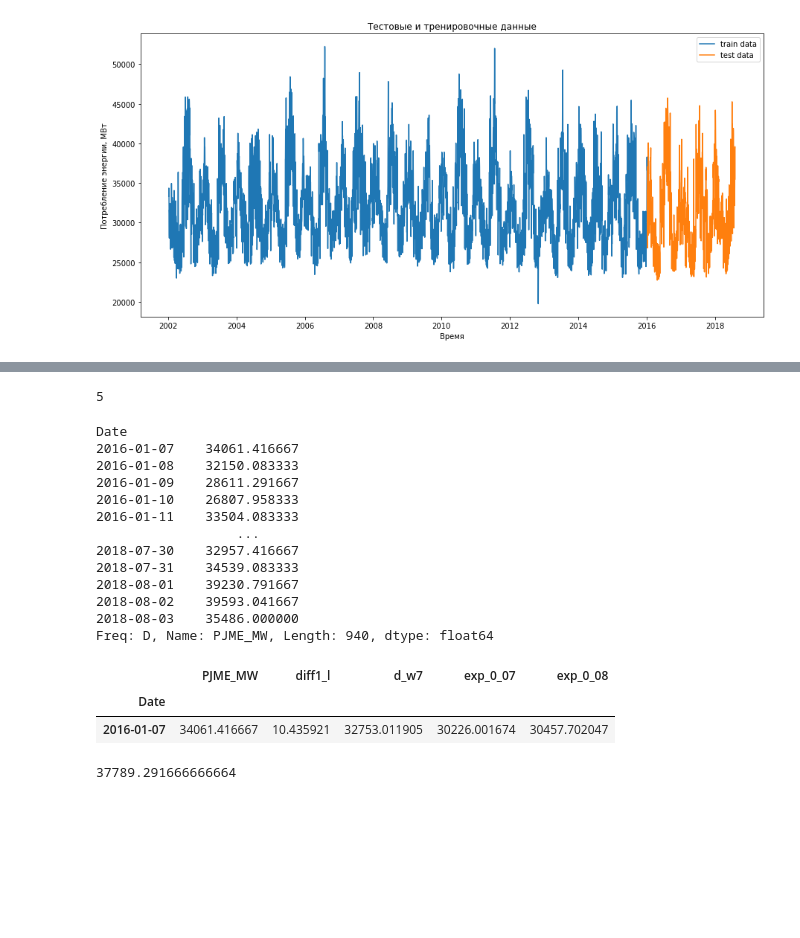
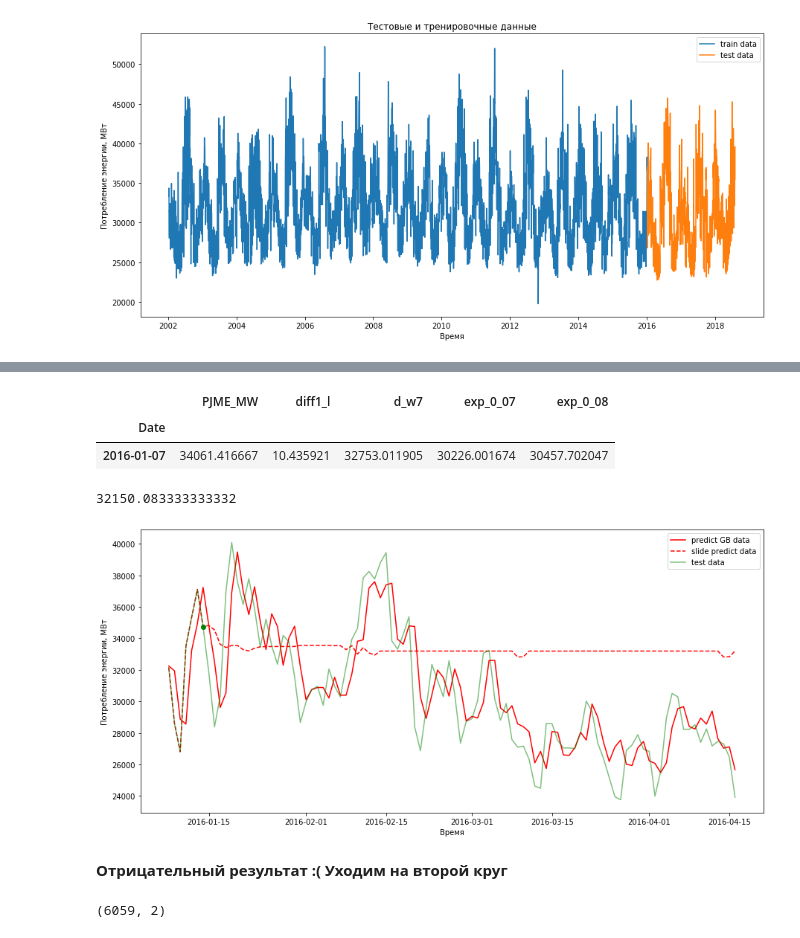
Before and after one commit to VitalyGladyshev/BML, a Jupyter notebook: ДЗ_04_ГладышевВВ.ipynb, the cells around one changed output, grey strips where cells are left out. Drawn from its saved outputs; the diff is of its cells as text; code cells hidden in the pictures; blank space fills up the shorter version.

```diff
--- a/ДЗ_04_ГладышевВВ.ipynb
+++ b/ДЗ_04_ГладышевВВ.ipynb
@@ -306,24 +345,3 @@ X_test_100.iloc[i,0]
-# %%
-X_test_100.shape[1]
-# %% [output]
-5
-# %%
-y_test_100 = y_test.copy()
-y_test_100
-# %% [output]
-Date
-2016-01-07    34061.416667
-2016-01-08    32150.083333
-2016-01-09    28611.291667
-2016-01-10    26807.958333
-2016-01-11    33504.083333
-                  ...
-2018-07-30    32957.416667
-2018-07-31    34539.083333
-2018-08-01    39230.791667
-2018-08-02    39593.041667
-2018-08-03    35486.000000
-Freq: D, Name: PJME_MW, Length: 940, dtype: float64
 # %%
 X_test_100.iloc[[0]]
 # %% [output]
@@ -331,13 +349,11 @@ X_test_100.iloc[[0]]
 | Date |  |  |  |  |  |
 | 2016-01-07 | 34061.416667 | 10.435921 | 32753.011905 | 30226.001674 | 30457.702047 |
 # %%
-X_test_100.iloc[14+1,0]
+X_test_100.iloc[1,0]
 # %% [output]
-37789.291666666664
+32150.083333333332
 # %%
-X_test_100 = X_test.copy()
-y_test_100 = y_test.copy()
-p = 14
+p = 7
 N10 = 100
 for i in range(p,N10+p):
     y_test_100[i] = model_g_best.predict(X_test_100.iloc[[i]])
@@ -357,0 +372,15 @@ for i in range(p,N10+p):
+# %%
+plt.figure( figsize=( 15, 7 ))
+
+plt.xlabel('Время')
+plt.ylabel('Потребление энергии, МВт')
+plt.plot(test.index[1:N10+1],y_test_pred_g[:N10], 'r',label='predict GB data' )
+plt.plot(test.index[1:N10+1],y_test_100[:N10], '--r',label='slide predict data')
+plt.plot(test.index[1:N10+1],y_test[:N10], 'g',label='test data', alpha=0.5)
+plt.plot(test.index[p],y_test[p-1], 'og', alpha=1)
+plt.legend()
+plt.show()
+# %% [output]
+[figure, added]
+# %% [markdown]
+__Отрицательный результат :( Уходим на второй круг__
@@ -357,0 +393,8 @@ for i in range(p,N10+p):
+# %%
+from sklearn.decomposition import PCA
+
+pca = PCA(n_components=2, svd_solver='full')
+Xpca=pca.fit_transform(Xscale[:,1:])
+Xpca.shape
+# %% [output]
+(6059, 2)
```
Also changed, not shown: parts of 41 cells of this notebook.
